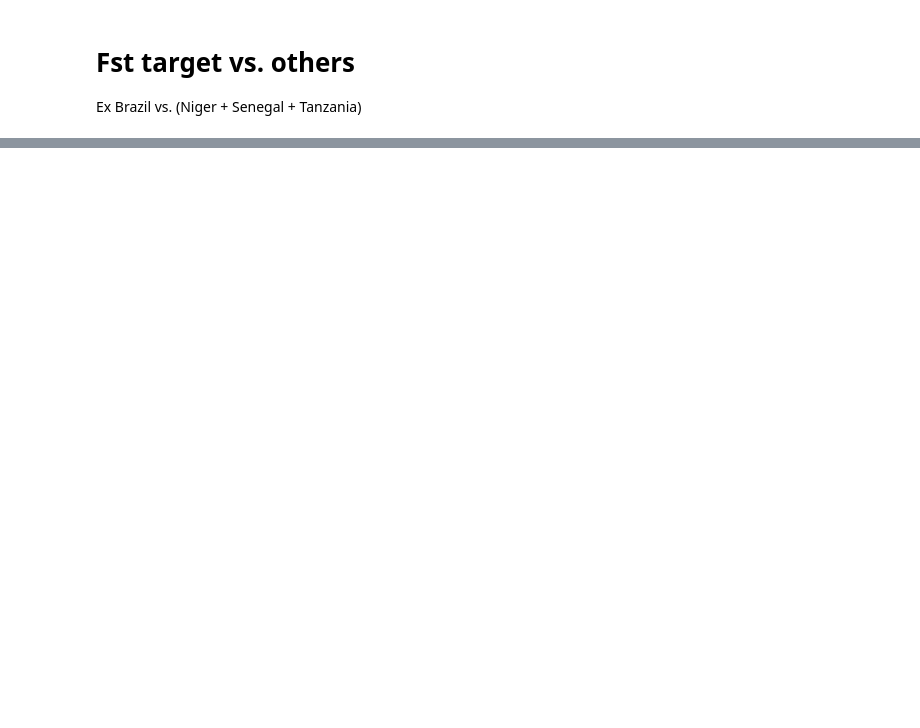
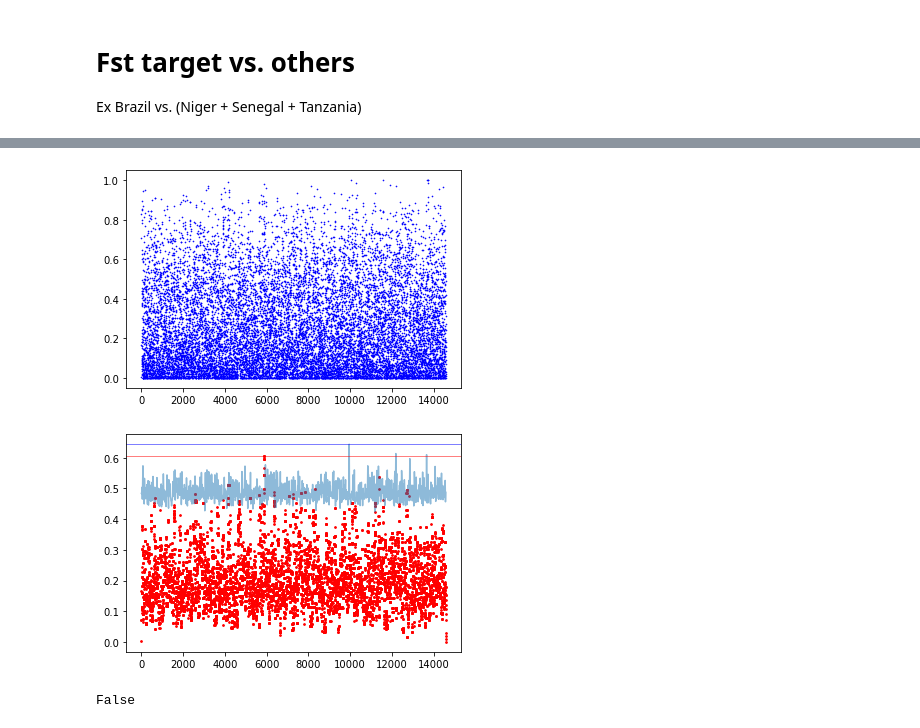
Before and after one commit to nealplatt/sch_man_nwinvasion, a Jupyter notebook: notebooks/estimate_pi_td_theta_ne_fst.ipynb, the cells around one changed output, grey strips where cells are left out. Cells and saved outputs as stored; diff of their text form; code cells hidden in the pictures; blank space fills up the shorter version.

```diff
--- a/notebooks/estimate_pi_td_theta_ne_fst.ipynb
+++ b/notebooks/estimate_pi_td_theta_ne_fst.ipynb
@@ -782,0 +766,39 @@ fst_dfs[pop]["fst"].max()
+# %%
+from scipy import signal
+
+fst=list(fst_dfs["global"].dropna()["fst"])
+
+#plot raw data
+x=list(range(0,len(fst)))
+y=fst
+
+plt.scatter(x, y, s=0.4, c="blue")
+plt.show()
+
+#plot smoothed data
+sy=scipy.signal.medfilt(y, kernel_size=21)
+plt.scatter(x, sy, c="red", s=3)
+
+#plot random smoothed data
+r_fst=[]
+for i in tqdm(range(0, 1_000)):
+    y=fst
+    random.shuffle(y)
+    sry=scipy.signal.medfilt(y, kernel_size=21)
+    r=max(sry)
+    r_fst.append(r)
+
+plt.plot(np.linspace(0, len(x), num=1_000), r_fst, alpha=0.5)
+
+#plot lines showing max random (blue) and max actual (red)
+plt.axhline(np.percentile(r_fst, 100), c="blue", linewidth=0.5)
+plt.axhline(max(sy), c="red", linewidth=0.5)
+
+plt.show()
+
+#is the max actual (smoothed) greater than the random (smoothed)
+max(sy)>max(r_fst)
+# %% [output]
+[figure, added]
+[figure, added]
+False
```
Also changed, not shown: parts of 34 cells of this notebook.
